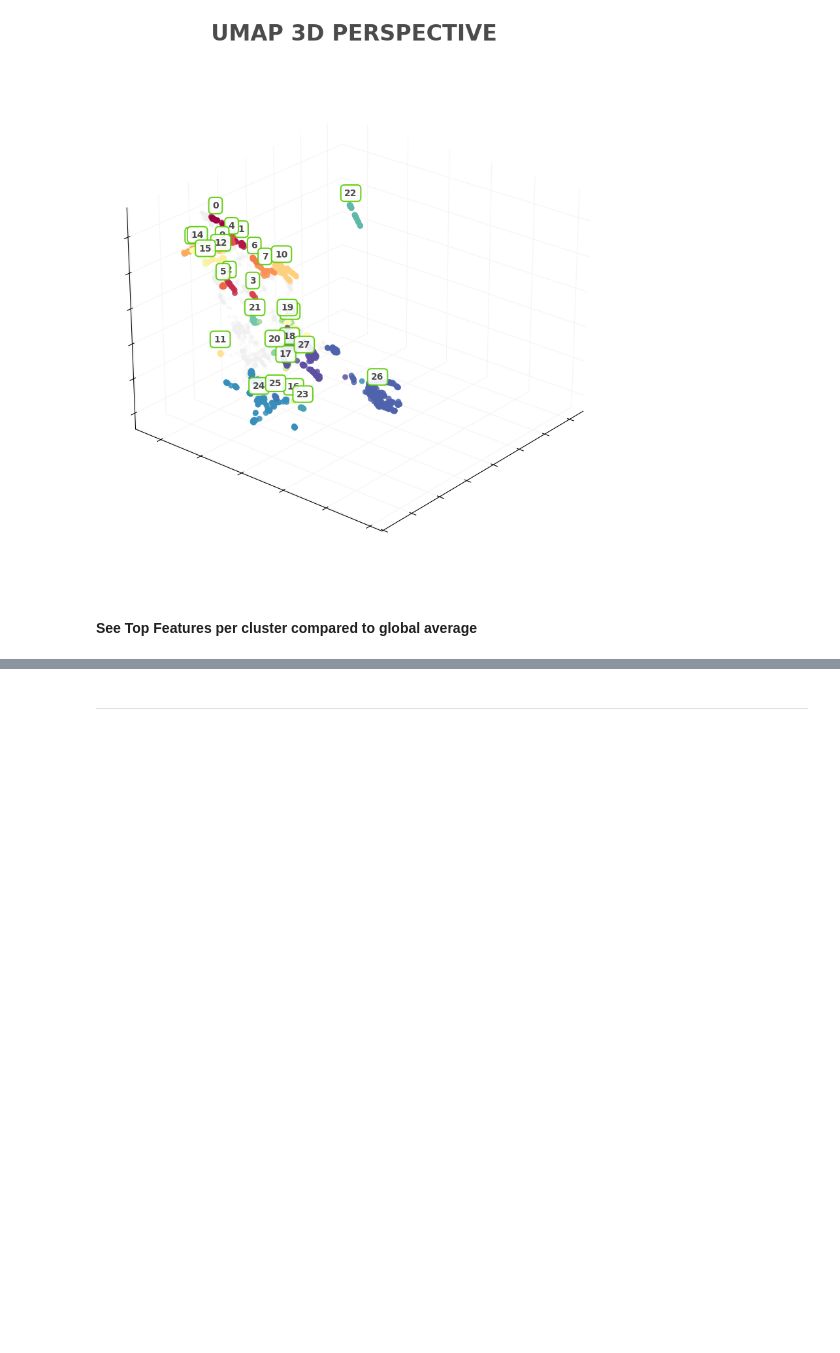
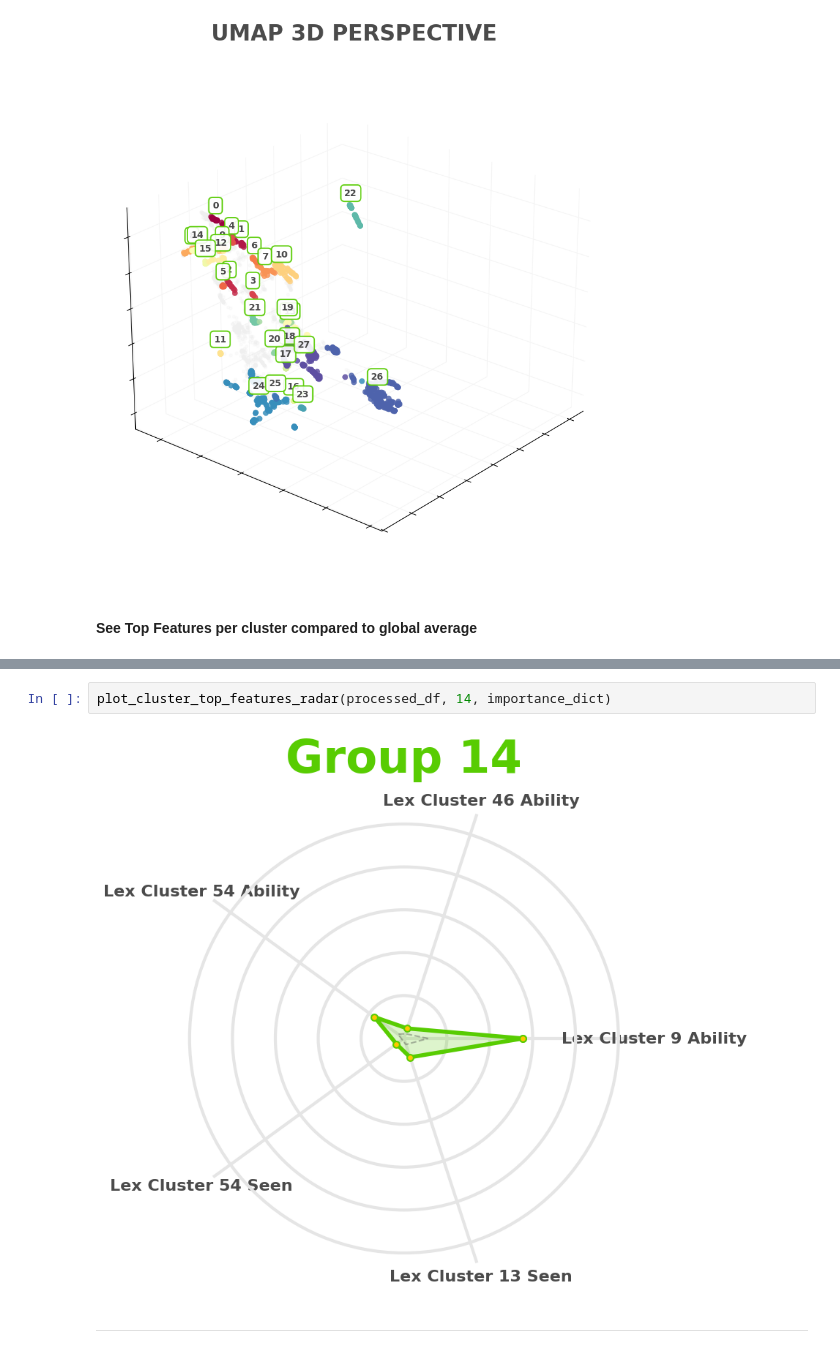
Before and after one commit to andrea-chong/KULDatathon2026, a Jupyter notebook: notebooks/HDBSCAN_user_cluster.ipynb, the cells around one changed output, grey strips where cells are left out. Drawn from its saved outputs; the diff is of its cells as text; blank space fills up the shorter version.

```diff
--- a/notebooks/HDBSCAN_user_cluster.ipynb
+++ b/notebooks/HDBSCAN_user_cluster.ipynb
@@ -140,3 +111,7 @@ plot_all_clusters_radar_grid(processed_df, importance_dict)
+# %%
+plot_cluster_top_features_radar(processed_df, 14, importance_dict)
+# %% [output]
+[figure, added]
 # %% [markdown]
 ---
 # %%
```
Also changed, not shown: parts of 5 cells of this notebook, 4 other files.
